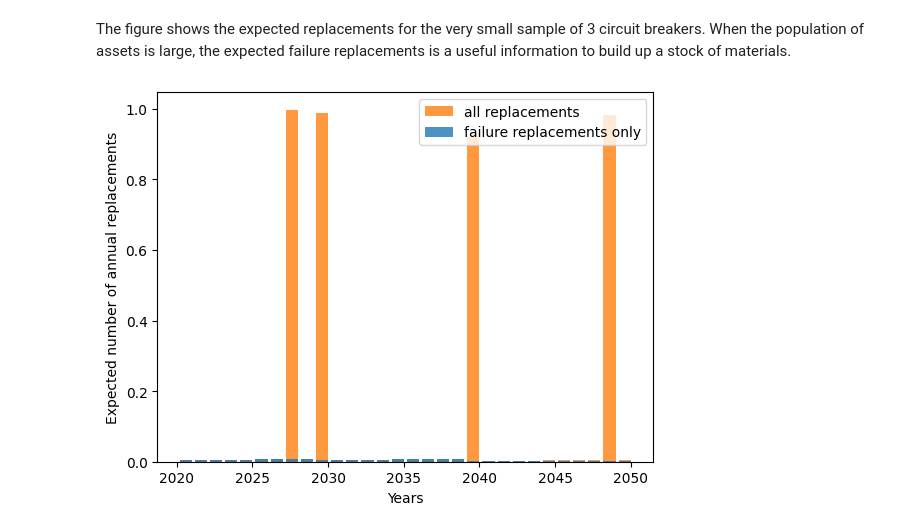
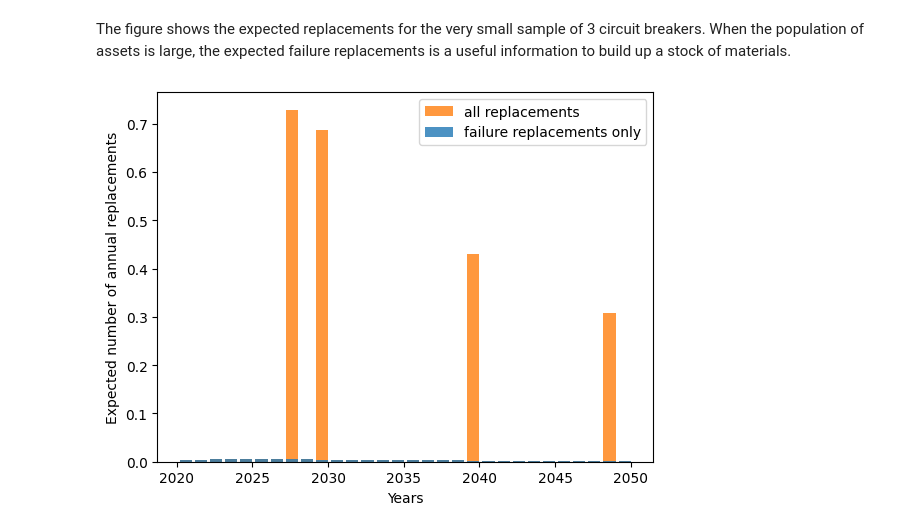
Before and after one commit to rte-france/relife, a Jupyter notebook: doc/source/get_started/get_started_example.ipynb, the cells around one changed output. Cells and saved outputs as stored; diff of their text form; code cells hidden in the pictures.

```diff
--- a/doc/source/get_started/get_started_example.ipynb
+++ b/doc/source/get_started/get_started_example.ipynb
@@ -100,10 +95,11 @@ discounting_rate = 0.04
 # %% [markdown]
 Then, you can instanciate an ``AgeReplacementPolicy`` object as follow :
 # %%
-from relife.policies import AgeReplacementPolicy
+from relife.policies import renewal_policy
 
-policy = AgeReplacementPolicy(
-    gompertz, cf, cp, discounting_rate=discounting_rate, a0=a0, nb_assets=3
+costs = {"cf" : cf, "cp": cp}
+policy = renewal_policy(
+    gompertz, costs=costs, discounting_rate=discounting_rate, a0=a0, nb_assets=3
 )
 # %% [markdown]
 **Note that if more than one asset are considered, `nb_assets` must be explicitly set**
@@ -116,12 +112,12 @@ None
 # %% [markdown]
 Actually, ``AgeReplacementPolicy`` has an extra attribute called ``ar1`` corresponding to the ages of the first replacements. In this case, they won't correspond to ``ar`` because assets were not new, their current ages were set to ``a0``. Thus, `ar1` are the time left until the first replacement, whereas `ar` is the optimal age of replacement for the next replacements. For more details about the difference between ``ar1`` and ``ar`` see ... . Otherwise, ``ar1`` is ``None``.
 # %%
-policy.fit(inplace=True)
-ar1 = policy.ar1
-ar = policy.ar
+policy = policy.optimize()
+ar1 = policy.ar1.squeeze()
+ar = policy.ar.squeeze()
 
-print("optimal ar1", ar1.squeeze())
-print("\noptimal ar", ar.squeeze())
+print("optimal ar1", ar1)
+print("\noptimal ar", ar)
 # %% [output]
 optimal ar1 [ 7.83000887  9.07149393 19.03498074]
 
@@ -186,43 +179,47 @@ plt.show()
 # %% [markdown]
 The figure shows the expected replacements for the very small sample of 3 circuit breakers. When the population of assets is large, the expected failure replacements is a useful information to build up a stock of materials.
 # %%
-mt = (
-    AgeReplacementPolicy(
-        gompertz, cf=1, cp=1, discounting_rate=0.0, ar=ar, ar1=ar1, a0=a0, nb_assets=3
-    )
-    .expected_total_cost(timeline)
-    .sum(axis=0)
-)
-mf = (
-    AgeReplacementPolicy(
-        gompertz, cf=1, cp=0, discounting_rate=0.0, ar=ar, ar1=ar1, a0=a0, nb_assets=3
-    )
-    .expected_total_cost(timeline)
-    .sum(axis=0)
-)
+mt = renewal_policy(
+    gompertz,
+    costs={"cf" : 1, "cp": 1},
+    discounting_rate=discounting_rate,
+    a0=a0,
+    ar=ar,
+    ar1=ar1,
+    nb_assets=3,
+).expected_total_cost(timeline).sum(axis=0)
+mf = renewal_policy(
+    gompertz,
+    costs={"cf" : 1, "cp": 0},
+    discounting_rate=discounting_rate,
+    a0=a0,
+    ar=ar,
+    ar1=ar1,
+    nb_assets=3,
+).expected_total_cost(timeline).sum(axis=0)
 qt = np.diff(mt[::step])
 qf = np.diff(mf[::step])
 plt.bar(
     y + 2020,
     qt,
     align="edge",
     width=-0.8,
     alpha=0.8,
     color="C1",
     label="all replacements",
 )
 plt.bar(
     y + 2020,
     qf,
     align="edge",
     width=-0.8,
     alpha=0.8,
     color="C0",
     label="failure replacements only",
 )
 plt.xlabel("Years")
 plt.ylabel("Expected number of annual replacements")
 plt.legend()
 plt.show()
 # %% [output]
-[figure, old version]
+[figure, new version]
```
Also changed, not shown: parts of 6 cells of this notebook, 25 other files.
